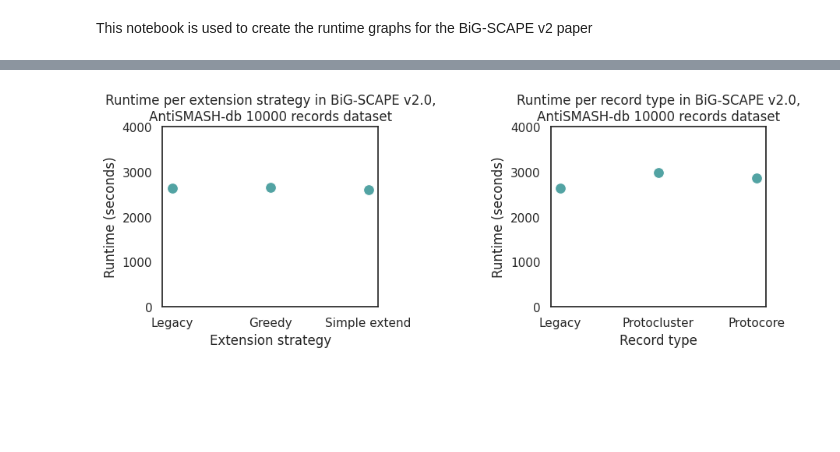
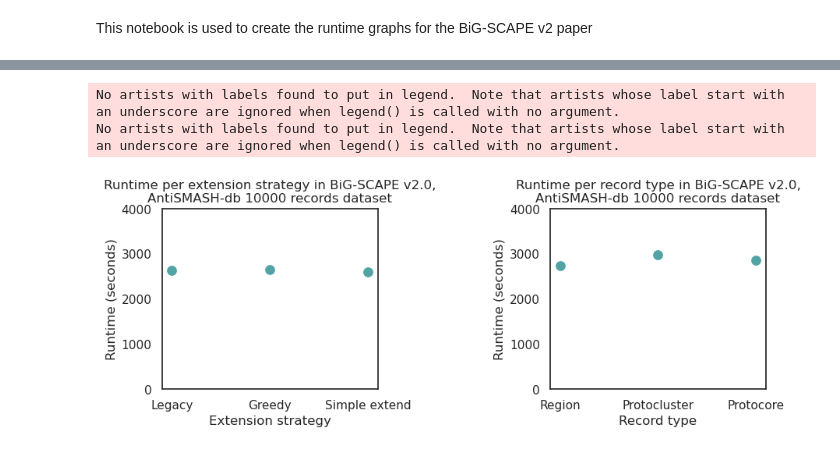
Before and after one commit to adraismawur/bigscape-v2-notebooks, a Jupyter notebook: runtimes.ipynb, the cells around one changed output, grey strips where cells are left out. Drawn from its saved outputs; the diff is of its cells as text; code cells hidden in the pictures; blank space fills up the shorter version.

Commit message:
add explicit region type

```diff
--- a/runtimes.ipynb
+++ b/runtimes.ipynb
@@ -47,9 +47,10 @@ bigscape_v2_matrix = bigscape_v2_matrix.drop(columns=["hmm_scan_save", "hmm_alig
 
 # 10k mode csvs
 bigscape_v2_mode_10k_matrix = pd.read_csv("bigscape_v2_mode_10k_matrix.csv")
-# similar to the other mode matrix, cut down the samples
-bigscape_v2_mode_10k_matrix["sample"] = bigscape_v2_mode_10k_matrix["sample"].str.split("_").str[1:-1]
-bigscape_v2_mode_10k_matrix["sample"] = bigscape_v2_mode_10k_matrix["sample"].str.join("_")
+# these samples are in the format of 10k_[category]_[partition]. category can have underscores. remove the 10k and the parittion
+bigscape_v2_mode_10k_matrix["sample"] = bigscape_v2_mode_10k_matrix["sample"].str.replace("10k_", "")
+bigscape_v2_mode_10k_matrix["sample"] = bigscape_v2_mode_10k_matrix["sample"].str.replace("_[0-9]+", "", regex=True)
+
 
 # average out per sample
 bigscape_v2_mode_10k_matrix = bigscape_v2_mode_10k_matrix.groupby(["sample"]).mean()
@@ -376,7 +377,7 @@ b.remove()
 ## 10k antismash-db dataset
 
 # force the order of the samples to be legacy, greedy, simple_match, protocluster, proto_core
-mode_10k_totals = mode_10k_totals.reindex(["legacy", "greedy", "simple_match", "protocluster", "proto_core"])
+mode_10k_totals = mode_10k_totals.reindex(["legacy", "greedy", "simple_match", "region", "protocluster", "proto_core"])
 
 
 ### runtime per extension strategy
@@ -396,33 +397,35 @@ axes[0].set_xticklabels(["Legacy", "Greedy", "Simple extend"])
 axes[0].set_ylabel("Runtime (seconds)")
 axes[0].set_ylim(0, 4000)
 axes[0].legend().remove()
 
 
 ### runtime per record type
-record_types = mode_10k_totals[mode_10k_totals.index.isin(["legacy", "protocluster", "proto_core",])]
+record_types = mode_10k_totals[mode_10k_totals.index.isin(["region", "protocluster", "proto_core",])]
 sns.scatterplot(
     ax=axes[1],
     data=record_types,
     x=record_types.index,
     y="total",
     s=100,
     color=COLORS["bigscape_blue"]
 )
 axes[1].set_title("Runtime per record type in BiG-SCAPE v2.0,\nAntiSMASH-db 10000 records dataset")
 axes[1].set_xlabel("Record type")
 # change the tick labels. this depends on the correct order of samples so be careful
-axes[1].set_xticklabels(["Legacy", "Protocluster", "Protocore"])
+axes[1].set_xticklabels(["Region", "Protocluster", "Protocore"])
 axes[1].set_ylabel("Runtime (seconds)")
 axes[1].set_ylim(0, 4000)
 axes[1].legend().remove()
 
 # increase margins
 plt.subplots_adjust(hspace=0.5)
 plt.subplots_adjust(wspace=0.8)
 
 
 
 # save as svg
 fig.savefig("bigscape_v2_option_runtimes.svg")
 # %% [output]
+No artists with labels found to put in legend.  Note that artists whose label start with an underscore are ignored when legend() is called with no argument.
+No artists with labels found to put in legend.  Note that artists whose label start with an underscore are ignored when legend() is called with no argument.
-[figure, old version]
+[figure, new version]
```
Also changed, not shown: parts of 2 cells of this notebook, 2 other files.
